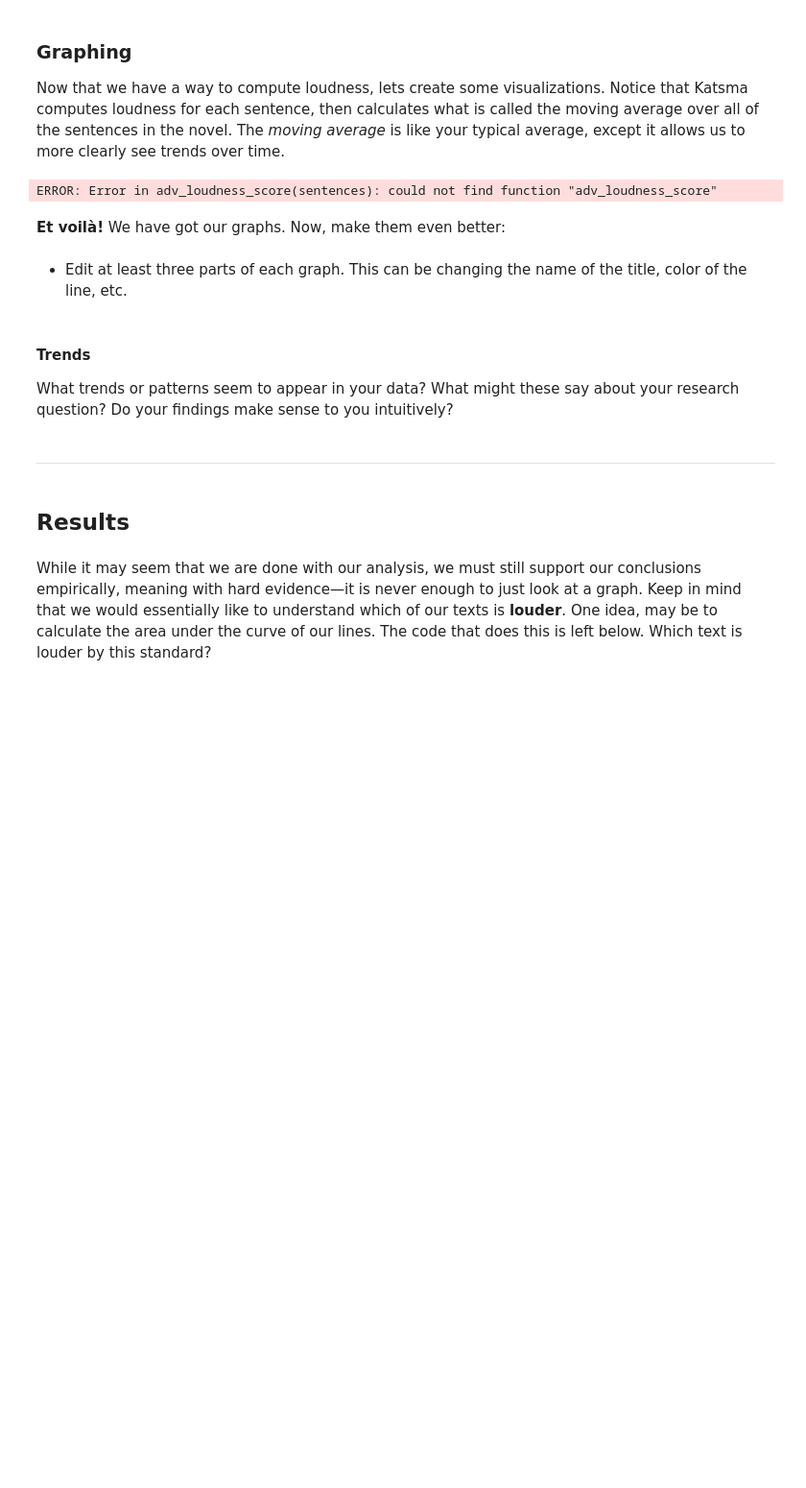
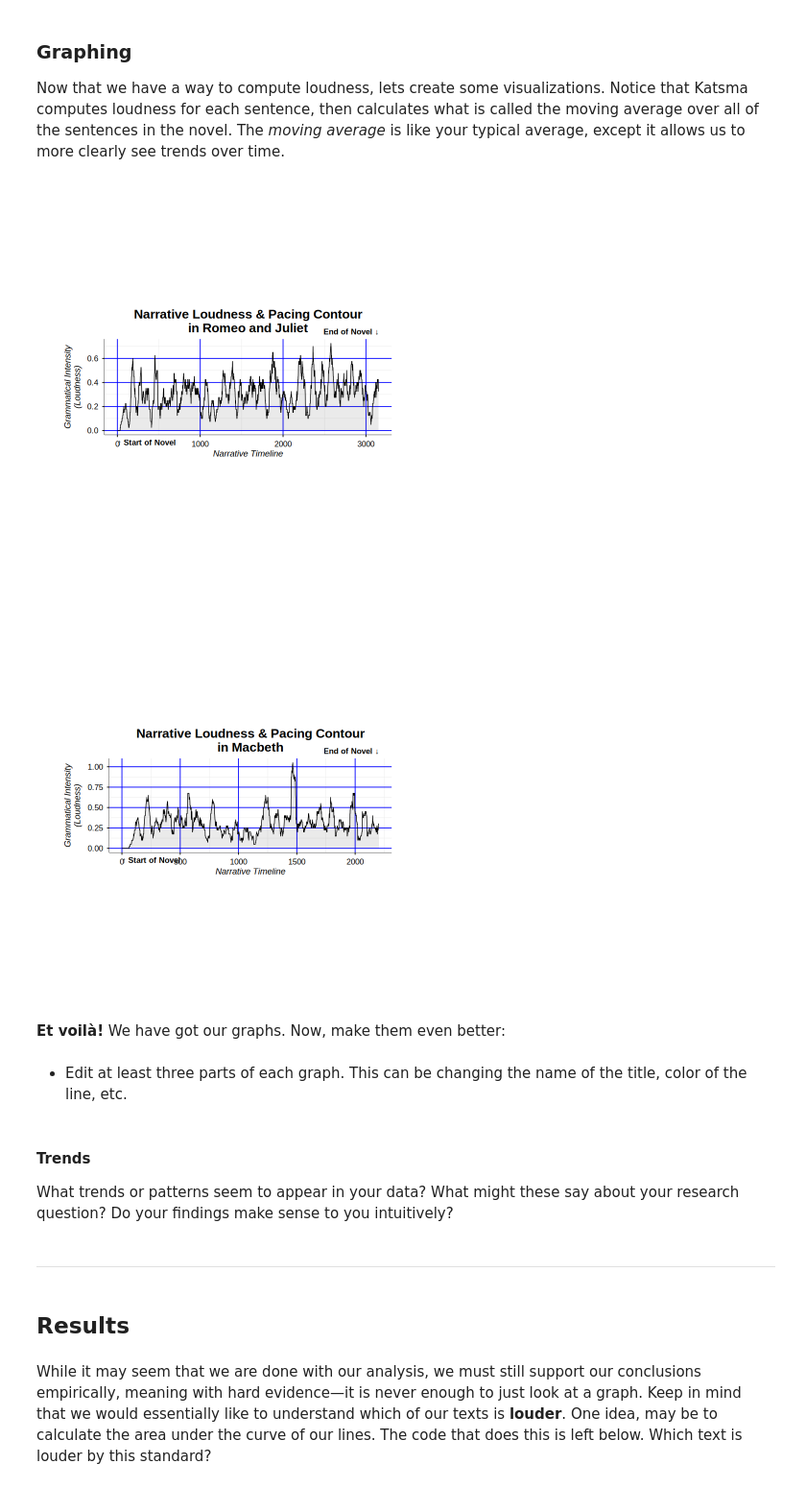
Before and after one commit to darielington/Unit0, a Jupyter notebook: ApResearchCT_ARTS (1).ipynb, the cells around one changed output. Shown at 96% size. Saved outputs shown, nothing was run; the diff lists cells and outputs as text; code cells hidden in the pictures; blank space fills up the shorter version.

```diff
--- a/ApResearchCT_ARTS (1).ipynb
+++ b/ApResearchCT_ARTS (1).ipynb
@@ -175,11 +159,11 @@ my_texts <- c(
 )
 
 # ---- EDIT THIS LINE ----
-text_title_1 <- "The Wonderful Wizard of Oz"
+text_title_1 <- "Romeo and Juliet"
 # ------------------------
 
 # ---- EDIT THIS LINE ----
-text_title_2 <- "The Jungle"
+text_title_2 <- "Macbeth"
 # ------------------------
 
 text1 <- gutenberg_download(my_texts[[text_title_1]], meta_fields = "title")
@@ -255,7 +239,7 @@ naive_loudness_score <- function(chapter_string) {
                   "vociferated", "proclaimed")
 
   #____EDIT ME_____#
-  very_loud_verbs <- c("shouted")
+  very_loud_verbs <- c("shouted", "said", "cried", "Whispered", "exclaimed")
   #____EDIT ME_____#
 
   verbs <- list(neutral_verbs, resonant_verbs, med_loud_verbs,
@@ -343,37 +341,38 @@ plot_loudness <- function(text, label, window = 40) {
   df <- dplyr::tibble(x = seq_along(ma), y = ma)
 
   ggplot2::ggplot(df, ggplot2::aes(x, y)) +
     ggplot2::geom_area(alpha = 0.1) +
     ggplot2::geom_line(linewidth = 0.4) +
     ggplot2::annotate("text", x = min(df$x), y = -Inf,
              label = "\u2191 Start of Novel",
              hjust = 0, vjust = 1.8, size = 3.5, fontface = "bold") +
     ggplot2::annotate("text", x = max(df$x), y = Inf,
              label = "End of Novel \u2193",
              hjust = 1, vjust = -0.8, size = 3.5, fontface = "bold") +
     ggplot2::coord_cartesian(clip = "off") +
     ggplot2::labs(
       title = paste0("Narrative Loudness & Pacing Contour\nin ", label),
       x = "Narrative Timeline",
       y = "Grammatical Intensity\n(Loudness)"
     ) +
     ggplot2::theme_minimal(base_size = 11) +
     ggplot2::theme(
       aspect.ratio = 1 / 3,
       plot.title = ggplot2::element_text(size = 16, face = "bold", hjust = 0.5),
       axis.title = ggplot2::element_text(face = "italic"),
       axis.line = ggplot2::element_line(colour = "black", linewidth = 0.2),
       axis.ticks = ggplot2::element_line(colour = "black"),
       axis.text = ggplot2::element_text(colour = "black", size = 10),
-      panel.grid.major = ggplot2::element_line(colour = "grey85"),
+      panel.grid.major = ggplot2::element_line(colour = "blue"),
       plot.background = ggplot2::element_rect(fill = "white", colour = NA),
-      plot.margin = ggplot2::margin(30, 55, 30, 30)
+      plot.margin = ggplot2::margin(35, 60, 35, 35)
     )
 }
 
-plot_loudness(text1, "TEXT 1")
-plot_loudness(text2, "TEXT 2")
+plot_loudness(text1, "Romeo and Juliet")
+plot_loudness(text2, "Macbeth")
 # %% [output]
-ERROR: Error in adv_loudness_score(sentences): could not find function "adv_loudness_score"
+[figure, added]
+[figure, added]
 # %% [markdown]
 
```
Also changed, not shown: parts of 19 cells of this notebook.
